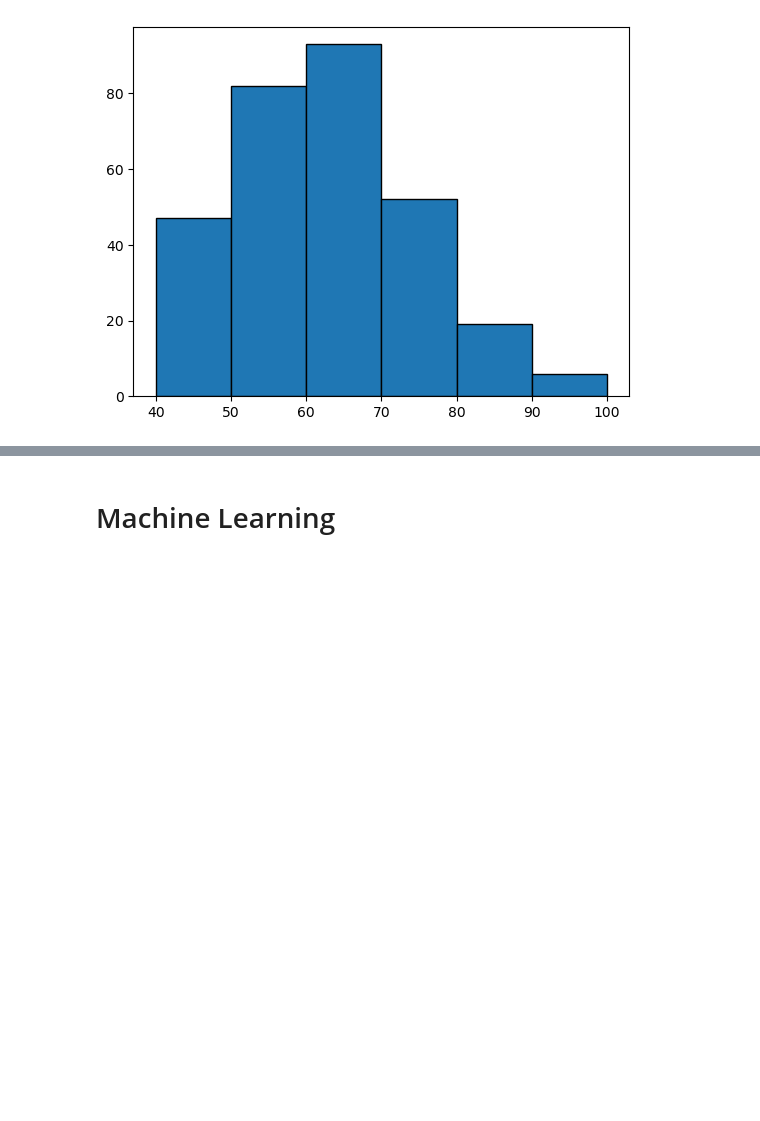
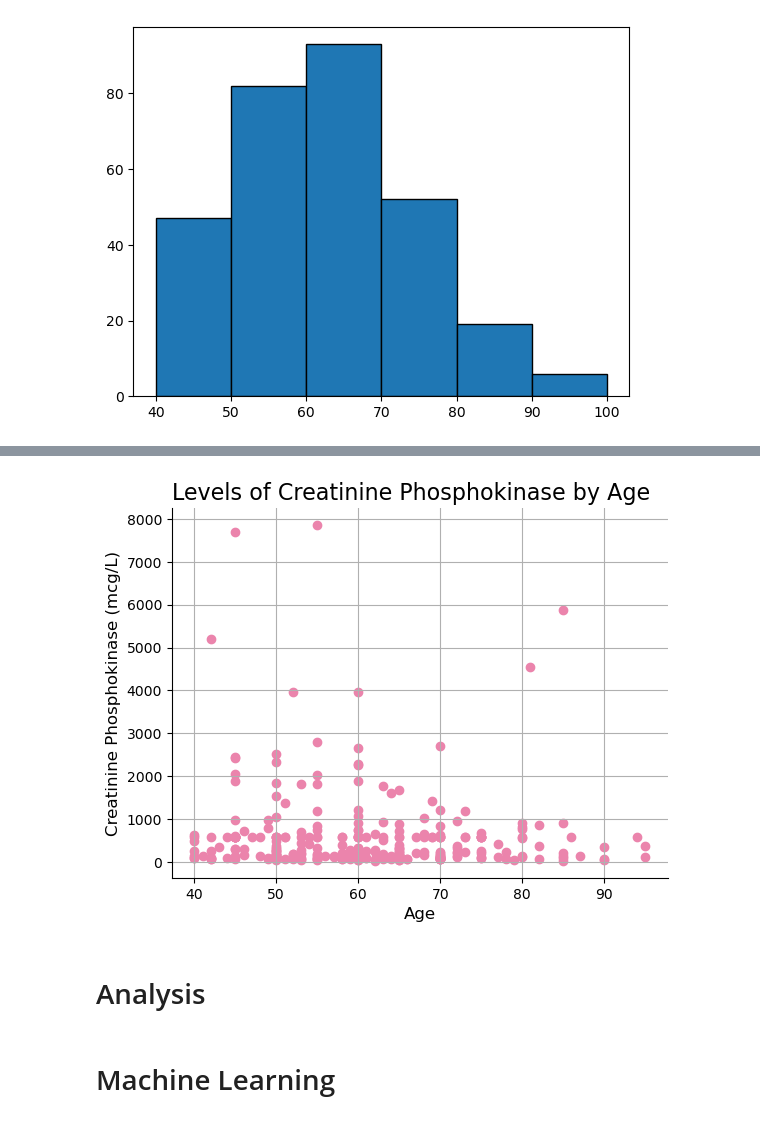
Before and after one commit to data-analyst05/MortalityPrediction_HeartFailure, a Jupyter notebook: index.ipynb, the cells around one changed output, grey strips where cells are left out. Cells and saved outputs as stored; diff of their text form; code cells hidden in the pictures; blank space fills up the shorter version.

Commit message:
added an additional plot for exploratry analysis

```diff
--- a/index.ipynb
+++ b/index.ipynb
@@ -228,3 +234,34 @@ df_cleaned[df_cleaned["age"] > 85]
+# %%
+Figure2, Axes2 = plt.subplots()
+
+Axes2.scatter(df_cleaned["age"],
+              df_cleaned["creatinine_phosphokinase"],
+              color = pink)
+
+Axes2.spines["top"].set_visible(False)
+Axes2.spines["right"].set_visible(False)
+
+Axes2.yaxis.set_tick_params(labelsize = 10)
+Axes2.xaxis.set_tick_params(labelsize = 10)
+
+
+plt.title(label = "Levels of Creatinine Phosphokinase by Age",
+          loc = "left",
+        fontsize = 16)
+plt.ylabel(ylabel = "Creatinine Phosphokinase (mcg/L)",
+           fontsize = 12)
+plt.xlabel(xlabel = "Age",
+           fontsize = 12)
+plt.grid()
+
+plt.savefig(fname = "./Images/Figure2",
+            dpi = 400)
+
+plt.show()
+# %% [output]
+[figure, added]
+# %% [markdown]
+# Analysis
 # %% [markdown]
 # Machine Learning
 # %% [markdown]
```
Also changed, not shown: parts of 3 cells of this notebook, 3 other files.
